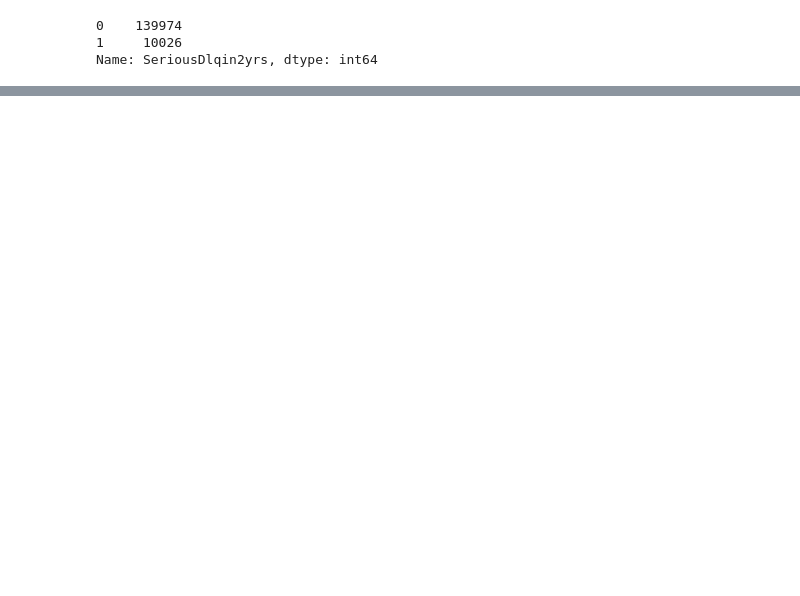
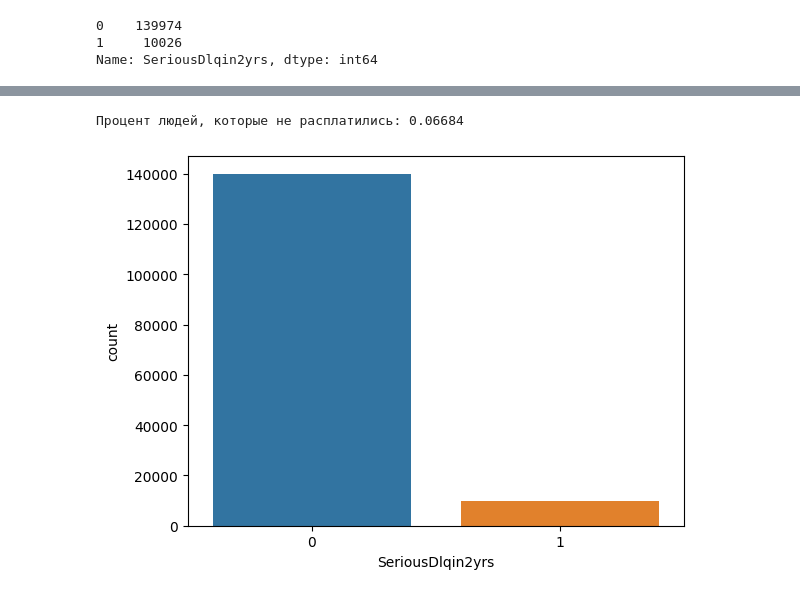
Before and after one commit to Merc1337/Credit-Scoring, a Jupyter notebook: Course_paperwork.ipynb, the cells around one changed output, grey strips where cells are left out. Drawn from its saved outputs; the diff is of its cells as text; code cells hidden in the pictures; blank space fills up the shorter version.

```diff
--- a/Course_paperwork.ipynb
+++ b/Course_paperwork.ipynb
@@ -326,0 +90,6 @@ Wall time: 22.4 s
+# %%
+sns.countplot(x="SeriousDlqin2yrs", data=df_train)
+print(f"Процент людей, которые не расплатились: {(df_train['SeriousDlqin2yrs'].sum() / len(df_train))}")
+# %% [output]
+Процент людей, которые не расплатились: 0.06684
+[figure, added]
```
Also changed, not shown: parts of 85 cells of this notebook.
